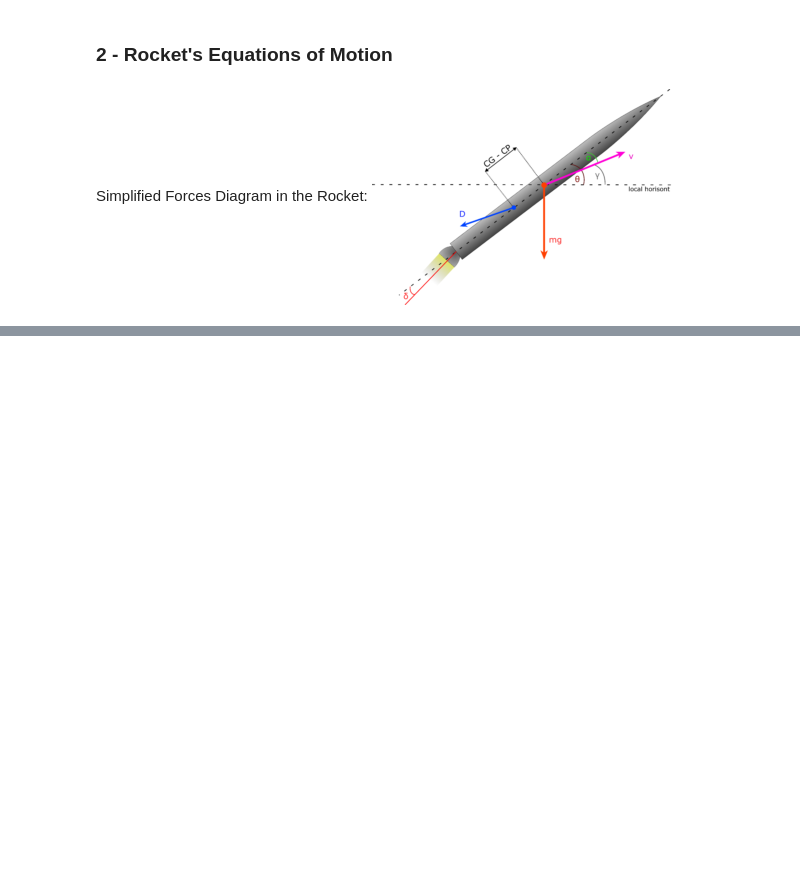
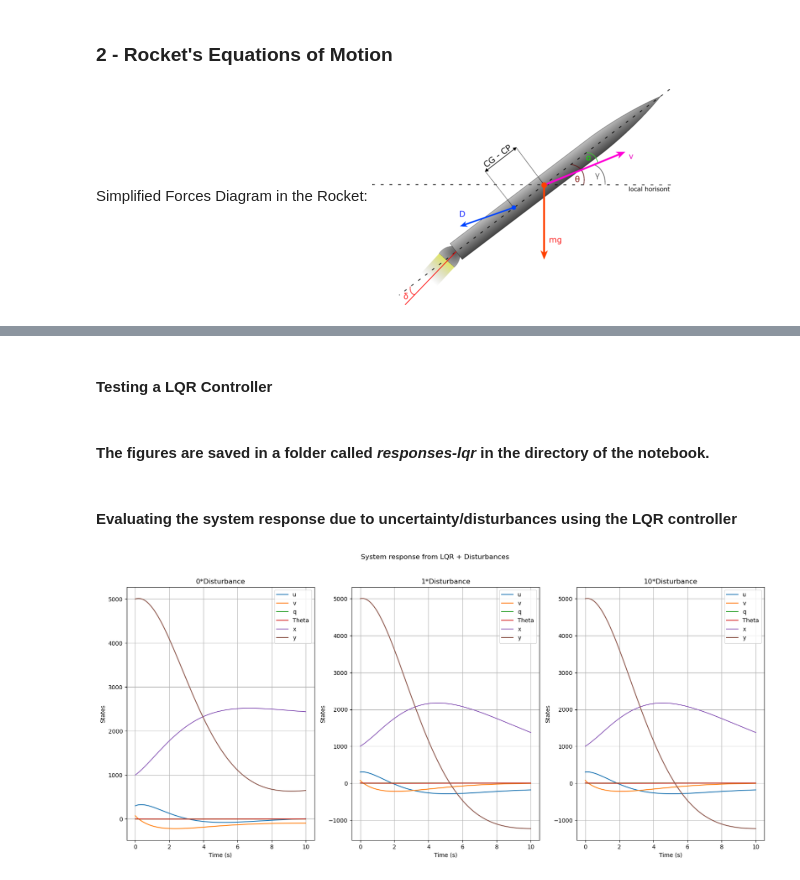
Before and after one commit to fernandobvm/PyRocketController, a Jupyter notebook: controller.ipynb, the cells around one changed output, grey strips where cells are left out. Drawn from its saved outputs; the diff is of its cells as text; code cells hidden in the pictures; blank space fills up the shorter version.

Commit message:
lqr controller for rocket dynamics

```diff
--- a/controller.ipynb
+++ b/controller.ipynb
@@ -75 +279,6 @@ $M_a = \frac{1}{2}\rho V^2S_c C_{m} c$
+# %%
+B_eval = np.array(B.subs(numerical_values).evalf()).astype(np.float64)
+C_eval = np.array(C.evalf()).astype(np.float64)
+D_eval = np.array(D.evalf()).astype(np.float64)
+G_eval = np.array(G.subs(numerical_values).evalf()).astype(np.float64)
 # %% [markdown]
@@ -81,0 +286,14 @@ where $x \ = \ [u,v,q,\theta,x,y]^{T} \ , \ u_{in} = [T, \delta_T, \alpha]^{T}$
+# %%
+import os
+import control as ctrl
+import matplotlib.pyplot as plt
+
+# Augmenting B to include uncertainty/disturbances as inputs
+B_total = np.hstack((B_eval, G_eval))  # Combine input and disturbance matrices -> u_new = [u(0) u(1) u(2) d(0) d(1) d(2) d(3)]
+# Update D matrix accordingly
+D_eval_new = np.zeros((4, 7))
+
+# Define the state-space system
+sys = ctrl.ss(A_eval, B_total, C_eval, D_eval_new)
+print("State-Space System:")
+print(sys)
@@ -81,0 +359,2 @@ where $x \ = \ [u,v,q,\theta,x,y]^{T} \ , \ u_{in} = [T, \delta_T, \alpha]^{T}$
+# %% [markdown]
+#### Testing a LQR Controller
@@ -81,0 +408,59 @@ where $x \ = \ [u,v,q,\theta,x,y]^{T} \ , \ u_{in} = [T, \delta_T, \alpha]^{T}$
+# %% [markdown]
+#### The figures are saved in a folder called *responses-lqr* in the directory of the notebook.
+# %% [markdown]
+#### Evaluating the system response due to uncertainty/disturbances using the LQR controller
+# %%
+from scipy.integrate import solve_ivp
+
+# Define the disrturbances
+def disturbance(t):
+    return np.array([DT, DdTVC, DCL, DCD])
+
+# Systems dynamics
+def dynamics(t, x, n):
+    d = disturbance(t)
+    u = -K @ x  # LQR Controller
+    dxdt = A_cl @ x + G_eval @ (n*d)  # Full dynamics
+    return dxdt
+
+# Initial conditions
+x0 = np.array([u, v, q, theta, x, y])
+n = 1
+
+# Solve ODE
+t_span = (0, 10)
+t_eval = np.linspace(*t_span, 100)
+sol0 = solve_ivp(dynamics, t_span, x0, t_eval=t_eval, args=(0,))
+sol1 = solve_ivp(dynamics, t_span, x0, t_eval=t_eval, args=(1,))
+sol10 = solve_ivp(dynamics, t_span, x0, t_eval=t_eval, args=(10,))
+
+plt.figure(figsize=(20,8))
+
+plt.subplot(131)
+plt.plot(sol0.t, sol0.y.T)
+plt.xlabel("Time (s)")
+plt.ylabel("States")
+plt.legend(["u", "v", "q", "Theta", "x", "y"])
+plt.title("0*Disturbance")
+plt.grid()
+
+plt.subplot(132)
+plt.plot(sol1.t, sol1.y.T)
+plt.xlabel("Time (s)")
+plt.ylabel("States")
+plt.legend(["u", "v", "q", "Theta", "x", "y"])
+plt.title("1*Disturbance")
+plt.grid()
+
+plt.subplot(133)
+plt.plot(sol1.t, sol1.y.T)
+plt.xlabel("Time (s)")
+plt.ylabel("States")
+plt.legend(["u", "v", "q", "Theta", "x", "y"])
+plt.title("10*Disturbance")
+plt.grid()
+
+plt.suptitle("System response from LQR + Disturbances")
+plt.show()
+# %% [output]
+[figure, added]
```
Also changed, not shown: parts of 27 cells of this notebook.
